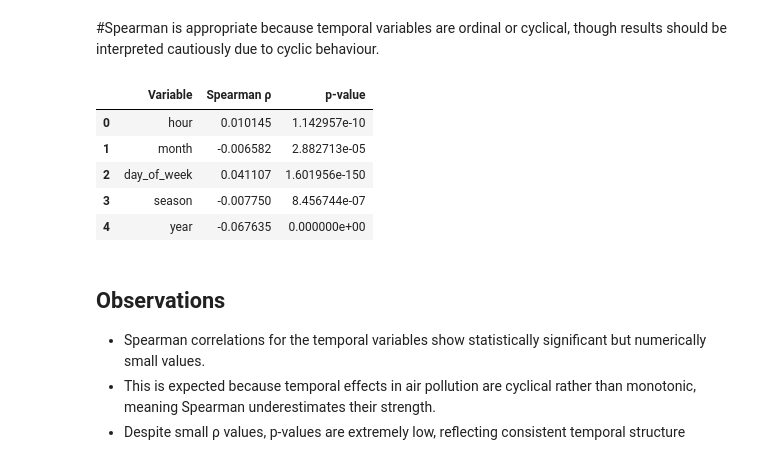
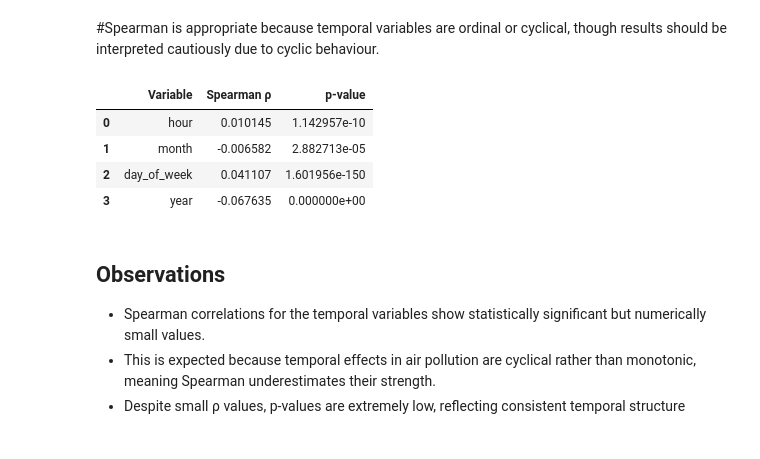
Before and after one commit to RSE1982/beijing-air-quality, a Jupyter notebook: notebooks/08_h4_pm25_temporal.ipynb, the cells around one changed output. Cells and saved outputs as stored; diff of their text form; code cells hidden in the pictures.

```diff
--- a/notebooks/08_h4_pm25_temporal.ipynb
+++ b/notebooks/08_h4_pm25_temporal.ipynb
@@ -279,23 +267,22 @@ plt.show()
 # %% [markdown]
 #Spearman is appropriate because temporal variables are ordinal or cyclical, though results should be interpreted cautiously due to cyclic behaviour.
 # %%
-time_vars = ["hour", "month", "day_of_week", "season", "year"]
+time_vars = ["hour", "month", "day_of_week", "year"]
 
 results = []
 
 for var in time_vars:
     coef, p = spearmanr(df["pm25"], df[var])
     results.append({"Variable": var, "Spearman ρ": coef, "p-value": p})
 
 spearman_time_df = pd.DataFrame(results)
 spearman_time_df
 # %% [output]
 |  | Variable | Spearman ρ | p-value |
 | 0 | hour | 0.010145 | 1.142957e-10 |
 | 1 | month | -0.006582 | 2.882713e-05 |
 | 2 | day_of_week | 0.041107 | 1.601956e-150 |
-| 3 | season | -0.007750 | 8.456744e-07 |
-| 4 | year | -0.067635 | 0.000000e+00 |
+| 3 | year | -0.067635 | 0.000000e+00 |
 # %% [markdown]
 ## Observations
 
```
Also changed, not shown: parts of 2 cells of this notebook, 5 other files.
